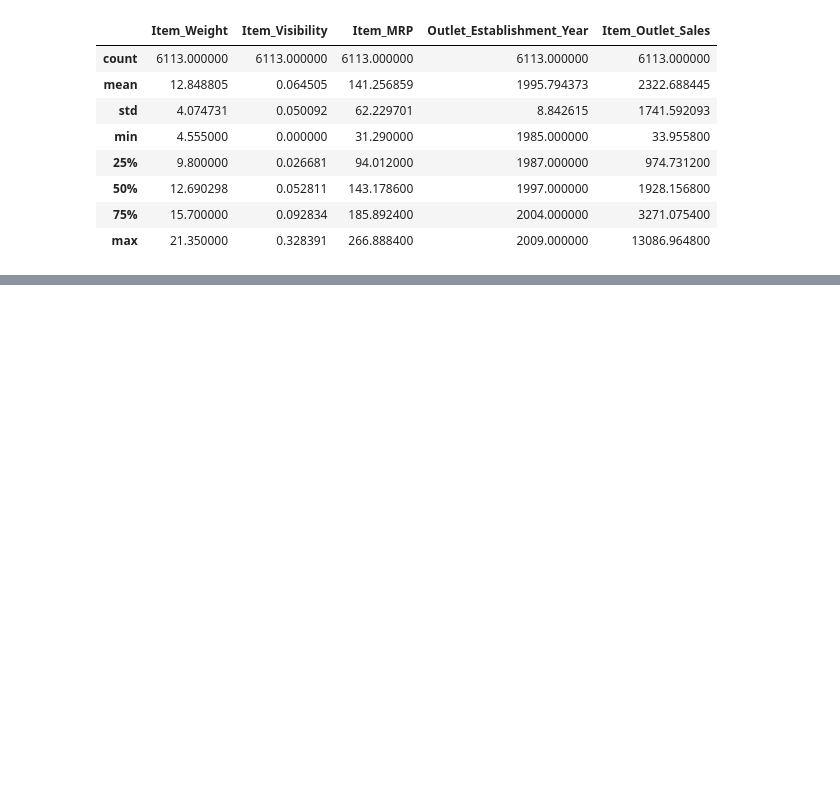
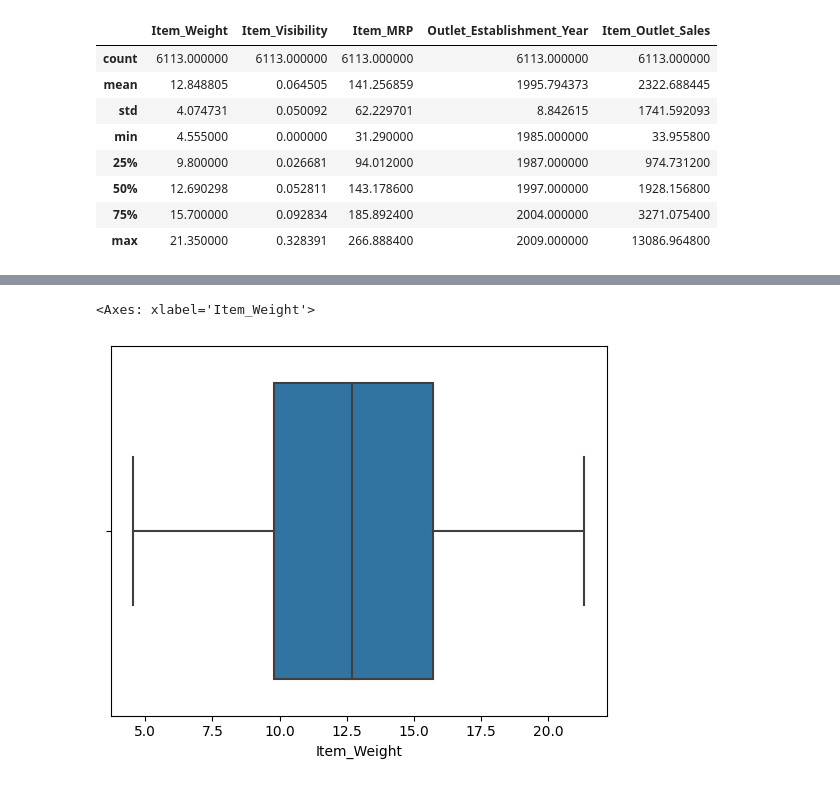
Before and after one commit to medayoubaziz/sales-predictions, a Jupyter notebook: sales_predictions.ipynb, the cells around one changed output, grey strips where cells are left out. Cells and saved outputs as stored; diff of their text form; code cells hidden in the pictures; blank space fills up the shorter version.

```diff
--- a/sales_predictions.ipynb
+++ b/sales_predictions.ipynb
@@ -231,0 +267,5 @@ df[num_columns.index].describe()
+# %%
+sns.boxplot(x='Item_Weight', data=df)
+# %% [output]
+<Axes: xlabel='Item_Weight'>
+[figure, added]
```
Also changed, not shown: parts of 6 cells of this notebook.
